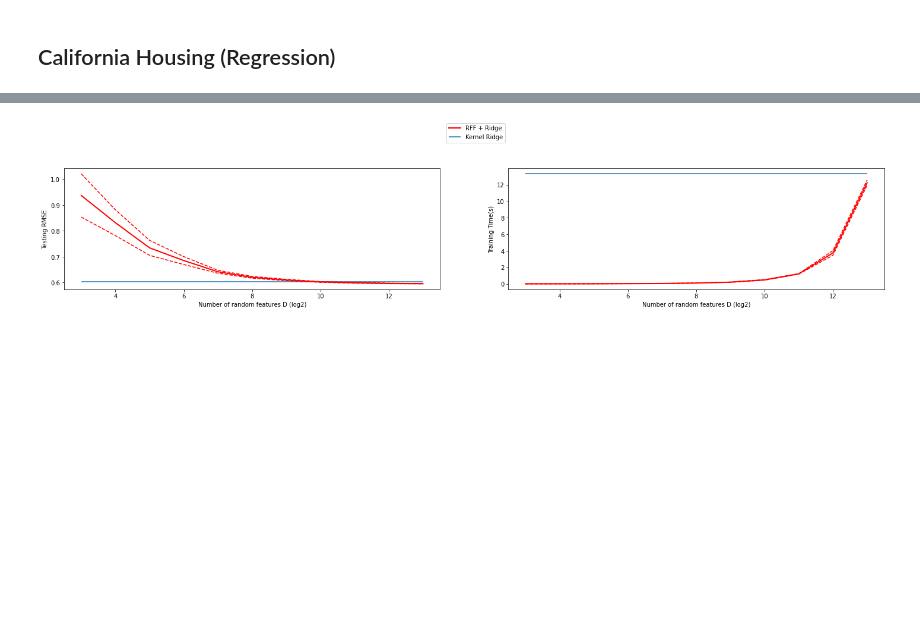
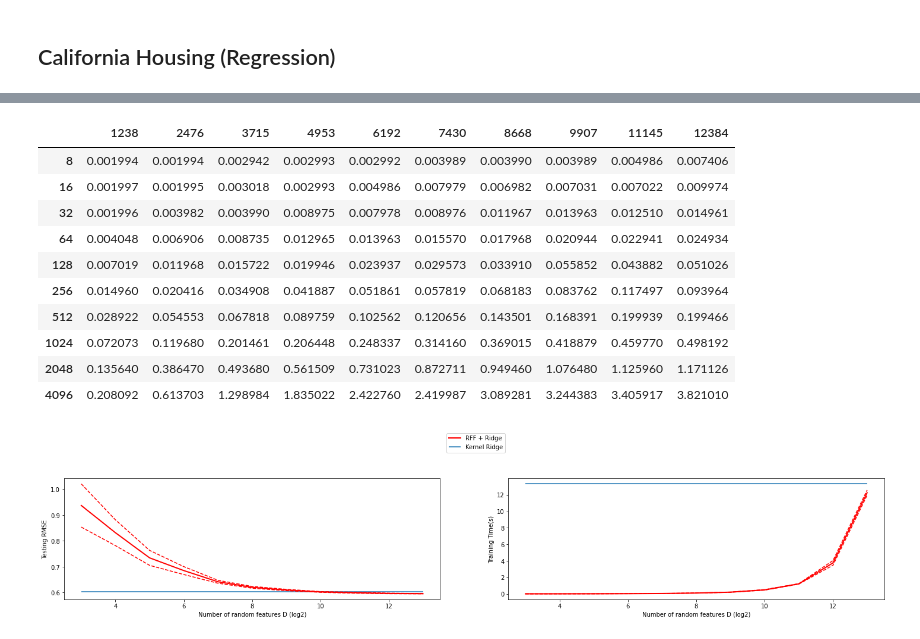
Before and after one commit to simonCodeZzz/MA4270_proj, a Jupyter notebook: analysis_perf.ipynb, the cells around one changed output, grey strips where cells are left out. Saved outputs shown, nothing was run; the diff lists cells and outputs as text; code cells hidden in the pictures; blank space fills up the shorter version.

```diff
--- a/analysis_perf.ipynb
+++ b/analysis_perf.ipynb
@@ -56 +95,15 @@ t_exact_ridge = error_time[1]
+# %%
+pd.DataFrame(rff_times, columns=n_data, index=Ds)
+# %% [output]
+|  | 1238 | 2476 | 3715 | 4953 | 6192 | 7430 | 8668 | 9907 | 11145 | 12384 |
+| 8 | 0.001994 | 0.001994 | 0.002942 | 0.002993 | 0.002992 | 0.003989 | 0.003990 | 0.003989 | 0.004986 | 0.007406 |
+| 16 | 0.001997 | 0.001995 | 0.003018 | 0.002993 | 0.004986 | 0.007979 | 0.006982 | 0.007031 | 0.007022 | 0.009974 |
+| 32 | 0.001996 | 0.003982 | 0.003990 | 0.008975 | 0.007978 | 0.008976 | 0.011967 | 0.013963 | 0.012510 | 0.014961 |
+| 64 | 0.004048 | 0.006906 | 0.008735 | 0.012965 | 0.013963 | 0.015570 | 0.017968 | 0.020944 | 0.022941 | 0.024934 |
+| 128 | 0.007019 | 0.011968 | 0.015722 | 0.019946 | 0.023937 | 0.029573 | 0.033910 | 0.055852 | 0.043882 | 0.051026 |
+| 256 | 0.014960 | 0.020416 | 0.034908 | 0.041887 | 0.051861 | 0.057819 | 0.068183 | 0.083762 | 0.117497 | 0.093964 |
+| 512 | 0.028922 | 0.054553 | 0.067818 | 0.089759 | 0.102562 | 0.120656 | 0.143501 | 0.168391 | 0.199939 | 0.199466 |
+| 1024 | 0.072073 | 0.119680 | 0.201461 | 0.206448 | 0.248337 | 0.314160 | 0.369015 | 0.418879 | 0.459770 | 0.498192 |
+| 2048 | 0.135640 | 0.386470 | 0.493680 | 0.561509 | 0.731023 | 0.872711 | 0.949460 | 1.076480 | 1.125960 | 1.171126 |
+| 4096 | 0.208092 | 0.613703 | 1.298984 | 1.835022 | 2.422760 | 2.419987 | 3.089281 | 3.244383 | 3.405917 | 3.821010 |
 # %%
```
Also changed, not shown: parts of 6 cells of this notebook, 20 other files.
